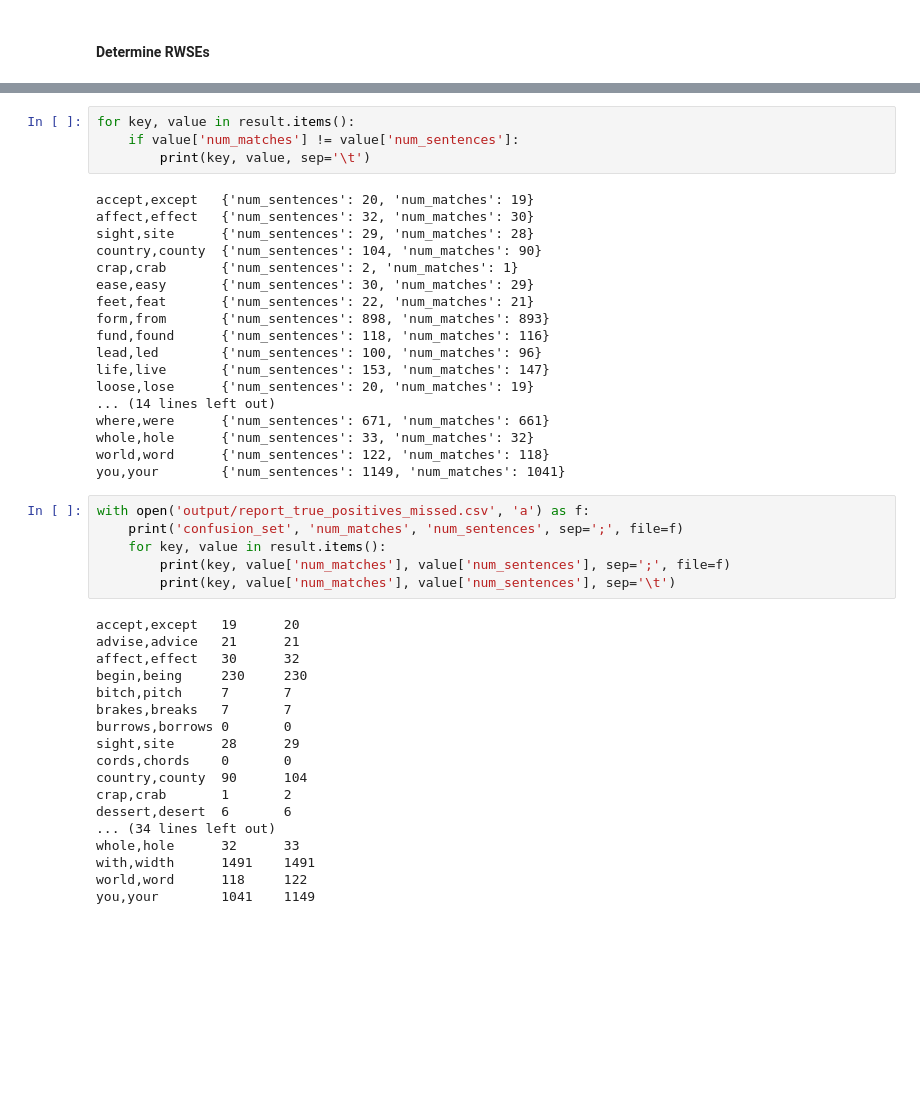
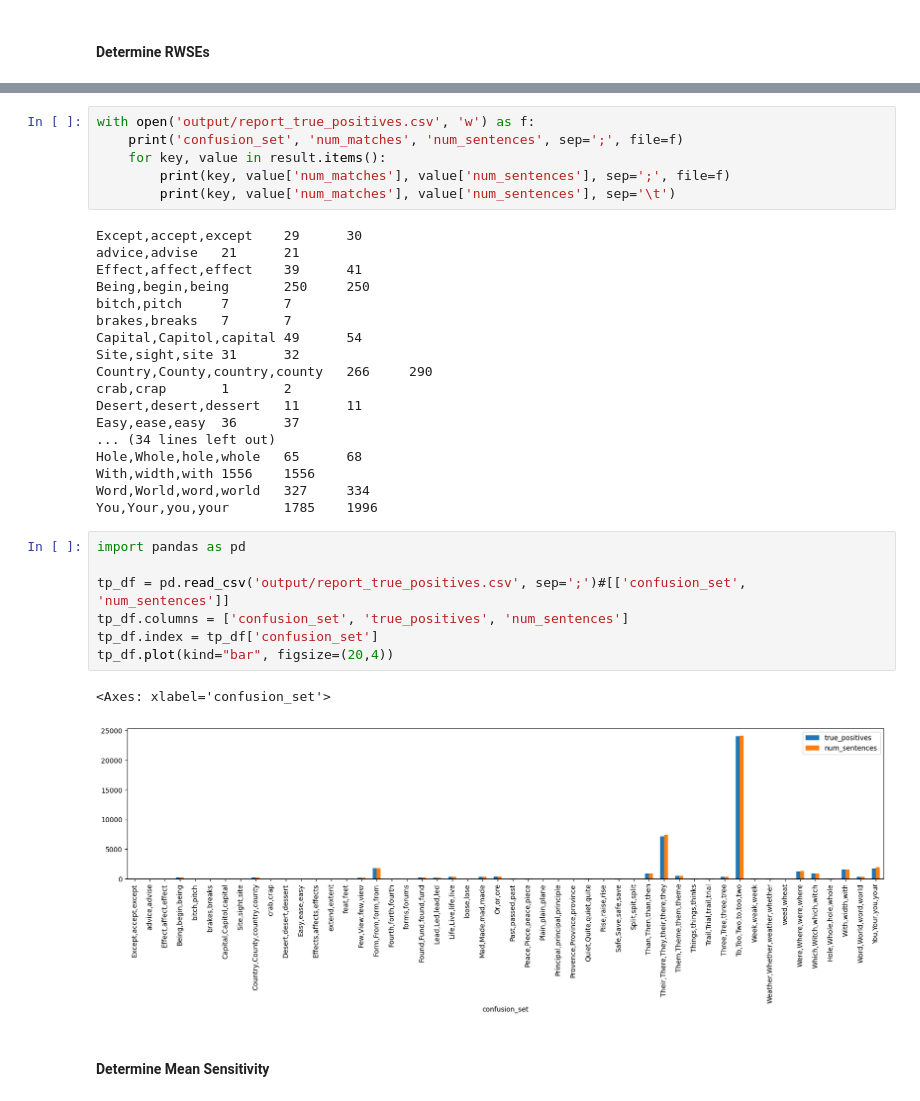
Before and after one commit to zesch/rwse-experiments, a Jupyter notebook: experiments/true_positives.ipynb, the cells around one changed output, grey strips where cells are left out. Saved outputs shown, nothing was run; the diff lists cells and outputs as text; blank space fills up the shorter version.

Commit message:
updated experiment: true-positives

```diff
--- a/experiments/true_positives.ipynb
+++ b/experiments/true_positives.ipynb
@@ -136,46 +154,36 @@ correctly identified 23917 out of 24264
-# %%
-for key, value in result.items():
-    if value['num_matches'] != value['num_sentences']:
-        print(key, value, sep='\t')
-# %% [output]
-accept,except   {'num_sentences': 20, 'num_matches': 19}
-affect,effect   {'num_sentences': 32, 'num_matches': 30}
-sight,site      {'num_sentences': 29, 'num_matches': 28}
-country,county  {'num_sentences': 104, 'num_matches': 90}
-crap,crab       {'num_sentences': 2, 'num_matches': 1}
-ease,easy       {'num_sentences': 30, 'num_matches': 29}
-feet,feat       {'num_sentences': 22, 'num_matches': 21}
-form,from       {'num_sentences': 898, 'num_matches': 893}
-fund,found      {'num_sentences': 118, 'num_matches': 116}
-lead,led        {'num_sentences': 100, 'num_matches': 96}
-life,live       {'num_sentences': 153, 'num_matches': 147}
-loose,lose      {'num_sentences': 20, 'num_matches': 19}
-... (14 lines left out)
-where,were      {'num_sentences': 671, 'num_matches': 661}
-whole,hole      {'num_sentences': 33, 'num_matches': 32}
-world,word      {'num_sentences': 122, 'num_matches': 118}
-you,your        {'num_sentences': 1149, 'num_matches': 1041}
 # %%
-with open('output/report_true_positives_missed.csv', 'a') as f:
+with open('output/report_true_positives.csv', 'w') as f:
     print('confusion_set', 'num_matches', 'num_sentences', sep=';', file=f)
     for key, value in result.items():
         print(key, value['num_matches'], value['num_sentences'], sep=';', file=f)
         print(key, value['num_matches'], value['num_sentences'], sep='\t')
 # %% [output]
-accept,except   19      20
-advise,advice   21      21
-affect,effect   30      32
-begin,being     230     230
+Except,accept,except    29      30
+advice,advise   21      21
+Effect,affect,effect    39      41
+Being,begin,being       250     250
 bitch,pitch     7       7
 brakes,breaks   7       7
-burrows,borrows 0       0
-sight,site      28      29
-cords,chords    0       0
-country,county  90      104
-crap,crab       1       2
-dessert,desert  6       6
+Capital,Capitol,capital 49      54
+Site,sight,site 31      32
+Country,County,country,county   266     290
+crab,crap       1       2
+Desert,desert,dessert   11      11
+Easy,ease,easy  36      37
 ... (34 lines left out)
-whole,hole      32      33
-with,width      1491    1491
-world,word      118     122
-you,your        1041    1149
+Hole,Whole,hole,whole   65      68
+With,width,with 1556    1556
+Word,World,word,world   327     334
+You,Your,you,your       1785    1996
+# %%
+import pandas as pd
+
+tp_df = pd.read_csv('output/report_true_positives.csv', sep=';')#[['confusion_set', 'num_sentences']]
+tp_df.columns = ['confusion_set', 'true_positives', 'num_sentences']
+tp_df.index = tp_df['confusion_set']
+tp_df.plot(kind="bar", figsize=(20,4))
+# %% [output]
+<Axes: xlabel='confusion_set'>
+[figure, added]
+# %% [markdown]
+#### Determine Mean Sensitivity
```
Also changed, not shown: parts of 9 cells of this notebook, 7 other files.
